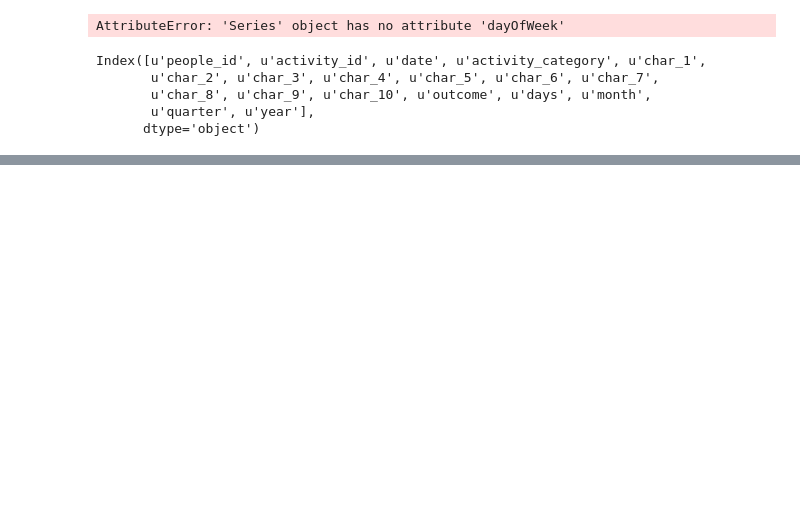
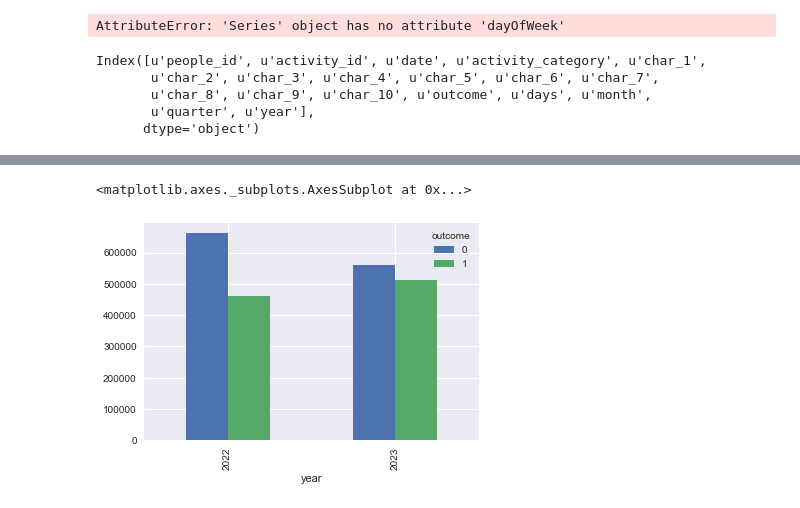
Before and after one commit to BhavyaLight/kaggle-predicting-Red-Hat-Business-Value, a Jupyter notebook: Untitled.ipynb, the cells around one changed output, grey strips where cells are left out. Saved outputs shown, nothing was run; the diff lists cells and outputs as text; code cells hidden in the pictures; blank space fills up the shorter version.

```diff
--- a/Untitled.ipynb
+++ b/Untitled.ipynb
@@ -87,0 +126,5 @@ SyntaxError: invalid syntax (<ipython-input-59-be8b14328853>, line 1)
+# %%
+activity_train.groupby(["year", "outcome"]).count()['people_id'].unstack().plot(kind="bar")
+# %% [output]
+<matplotlib.axes._subplots.AxesSubplot at 0x...>
+[figure, added]
```
Also changed, not shown: parts of 11 cells of this notebook, 2 other files.
